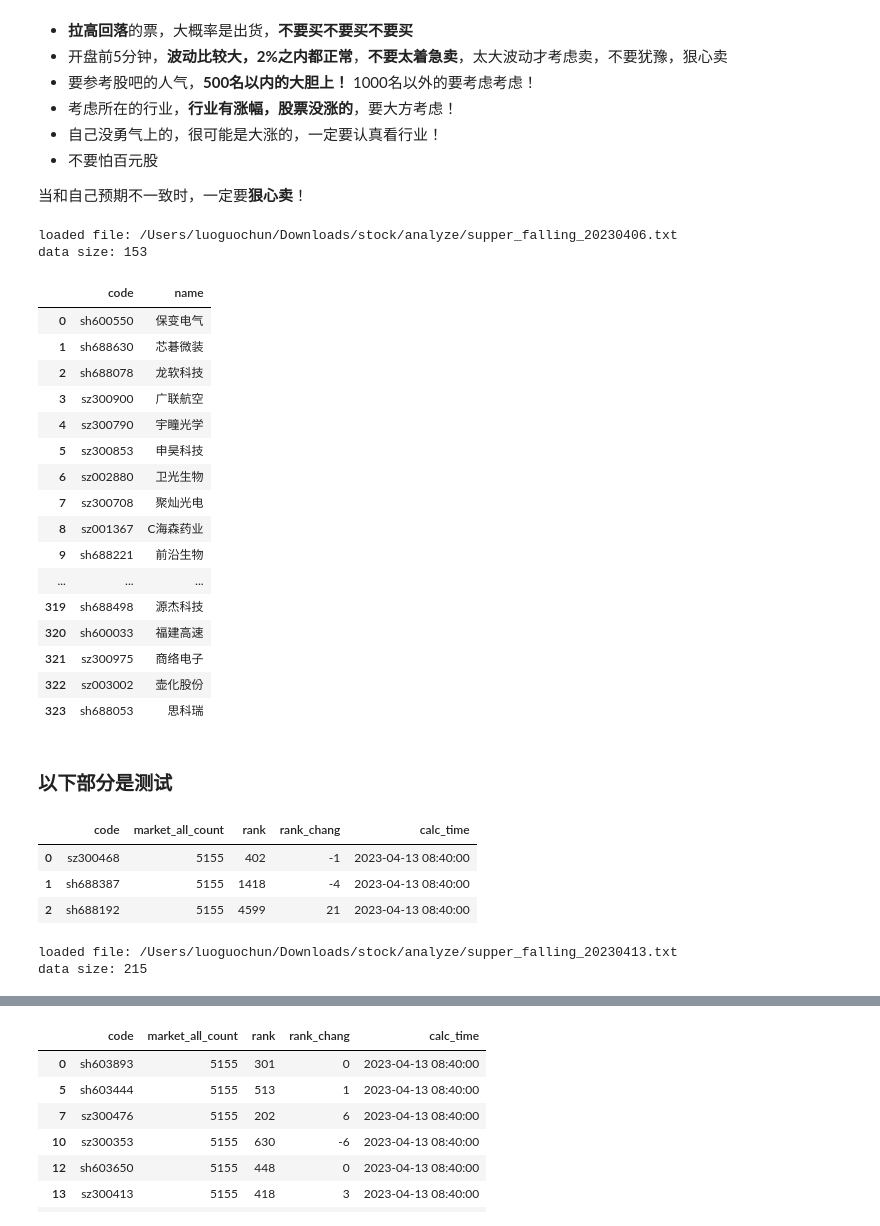
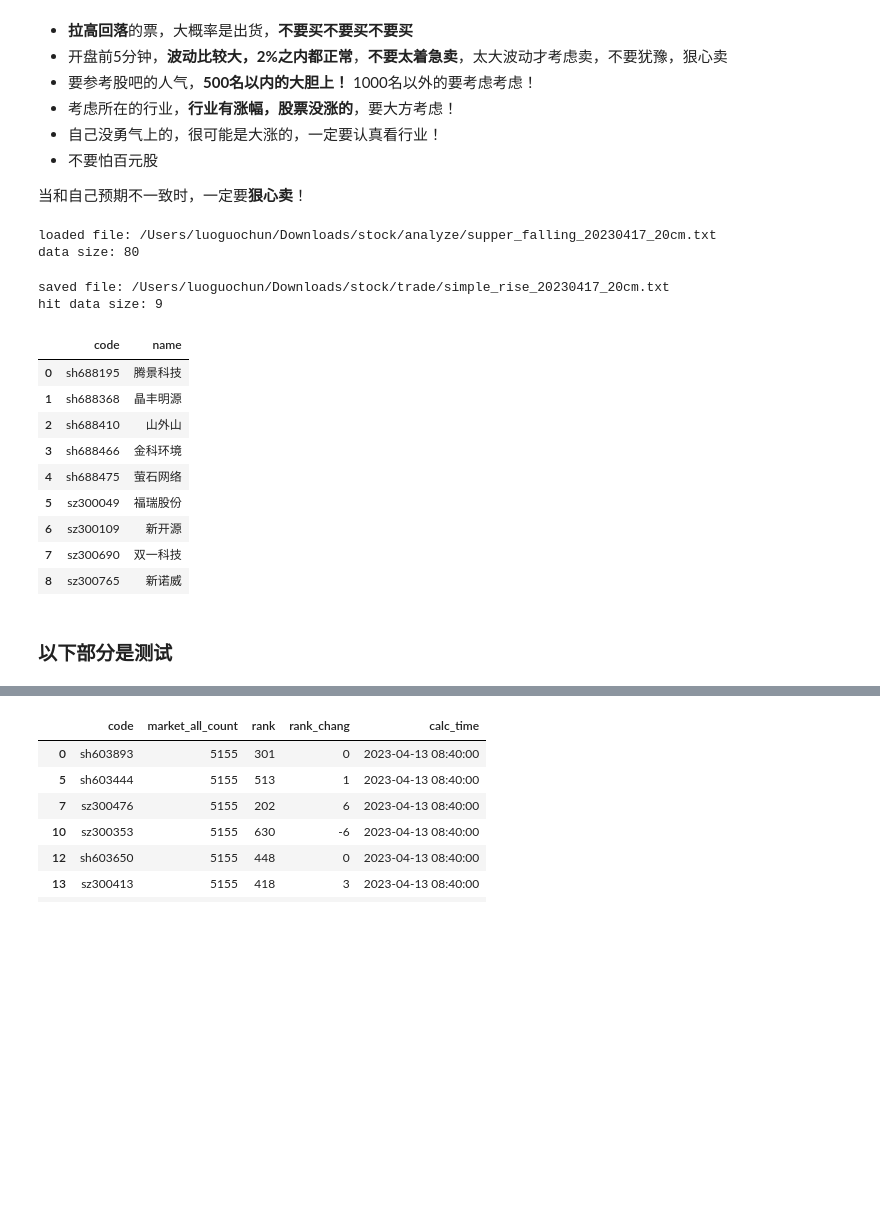
Before and after one commit to buf1024/winq, a Jupyter notebook: notebook/A股实战-超跌反弹.ipynb, the cells around one changed output, grey strips where cells are left out. Cells and saved outputs as stored; diff of their text form; code cells hidden in the pictures; blank space fills up the shorter version.

```diff
--- a/notebook/A股实战-超跌反弹.ipynb
+++ b/notebook/A股实战-超跌反弹.ipynb
@@ -128,10 +150,10 @@ test_end_date = '20230417'
 with_rt_kdata = True
 
 pool_date = '20230417'
-is_20cm = False
+is_20cm = True
 
 # 记得修改时间
-path='{}/analyze/supper_falling_{}.txt'.format(base_path, pool_date)
+path='{}/analyze/supper_falling_{}_10cm.txt'.format(base_path, pool_date)
 if is_20cm:
     path='{}/analyze/supper_falling_{}_20cm.txt'.format(base_path, pool_date)
 
@@ -143,80 +165,49 @@ with open(path) as f:
     codes = ['sh'+code if code.startswith('6') else 'sz'+code for code in codes]
 
 print('loaded file: {}\ndata size: {}'.format(path, len(codes)))
 
 
 strategy = strategies['test.SimpleRise'](db=db,
                                         test_end_date=test_end_date, with_rt_kdata = with_rt_kdata,
                                         run_task_count=run_task_count,
                                         load_daily=db.load_stock_daily,
                                         load_info=db.load_stock_info,
                                         fetch_daily=fetch.fetch_stock_bar
                                        )
 await strategy.prepare(cal_time='10:30:00',
                        max_turnover=7.0,
                        max_down_as_rise=-1.0,
 #                        max_20cm_rise=5.0,
                        max_20cm_rise=7.0,
                        max_20cm_falling=2.0,
                        max_10cm_rise=3.0,
                        max_10cm_falling=1.50,
                        sort_by='chg_pct')
 
-data = await strategy.run(codes=None)
+data = await strategy.run(codes=codes)
 
 if data is not None and  len(data) > 0:
     test_end_date = strategy.test_end_date.strftime('%Y%m%d')
-    path='{}/trade/simple_rise_{}.txt'.format(base_path, test_end_date)
+    path='{}/trade/simple_rise_{}_10cm.txt'.format(base_path, test_end_date)
     if is_20cm:
-        path='{}/trade/simple_rise_20cm_{}.txt'.format(base_path, test_end_date)
+        path='{}/trade/simple_rise_{}_20cm.txt'.format(base_path, test_end_date)
     export_codes_to_path(path=path, data=data)
+    print('saved file: {}\nhit data size: {}'.format(path, len(data)))
 data
 # %% [output]
-loaded file: /Users/luoguochun/Downloads/stock/analyze/supper_falling_20230406.txt
-data size: 153
+loaded file: /Users/luoguochun/Downloads/stock/analyze/supper_falling_20230417_20cm.txt
+data size: 80
+saved file: /Users/luoguochun/Downloads/stock/trade/simple_rise_20230417_20cm.txt
+hit data size: 9
 |  | code | name |
-| 0 | sh600550 | 保变电气 |
-| 1 | sh688630 | 芯碁微装 |
-| 2 | sh688078 | 龙软科技 |
-| 3 | sz300900 | 广联航空 |
-| 4 | sz300790 | 宇瞳光学 |
-| 5 | sz300853 | 申昊科技 |
-| 6 | sz002880 | 卫光生物 |
-| 7 | sz300708 | 聚灿光电 |
-| 8 | sz001367 | C海森药业 |
-| 9 | sh688221 | 前沿生物 |
-| ... | ... | ... |
-| 319 | sh688498 | 源杰科技 |
-| 320 | sh600033 | 福建高速 |
-| 321 | sz300975 | 商络电子 |
-| 322 | sz003002 | 壶化股份 |
-| 323 | sh688053 | 思科瑞 |
+| 0 | sh688195 | 腾景科技 |
+| 1 | sh688368 | 晶丰明源 |
+| 2 | sh688410 | 山外山 |
+| 3 | sh688466 | 金科环境 |
+| 4 | sh688475 | 萤石网络 |
+| 5 | sz300049 | 福瑞股份 |
+| 6 | sz300109 | 新开源 |
+| 7 | sz300690 | 双一科技 |
+| 8 | sz300765 | 新诺威 |
 # %% [markdown]
 ### 以下部分是测试
-# %%
-await fetch.fetch_stock_hot_rank(code=['sz300468', 'sh688387', 'sh688192'])
-# %% [output]
-|  | code | market_all_count | rank | rank_chang | calc_time |
-| 0 | sz300468 | 5155 | 402 | -1 | 2023-04-13 08:40:00 |
-| 1 | sh688387 | 5155 | 1418 | -4 | 2023-04-13 08:40:00 |
-| 2 | sh688192 | 5155 | 4599 | 21 | 2023-04-13 08:40:00 |
-# %%
-pool_date = '20230413'
-is_20cm = False
-
-# 记得修改时间
-path='{}/analyze/supper_falling_{}.txt'.format(base_path, pool_date)
-if is_20cm:
-    path='{}/analyze/supper_falling_{}_20cm.txt'.format(base_path, pool_date)
-
-
-codes=None
-with open(path) as f:
-    codes = f.read()
-    codes = codes.split(',')
-    codes = ['sh'+code if code.startswith('6') else 'sz'+code for code in codes]
-
-print('loaded file: {}\ndata size: {}'.format(path, len(codes)))
-# %% [output]
-loaded file: /Users/luoguochun/Downloads/stock/analyze/supper_falling_20230413.txt
-data size: 215
```
Also changed, not shown: parts of 7 cells of this notebook, 7 other files.
